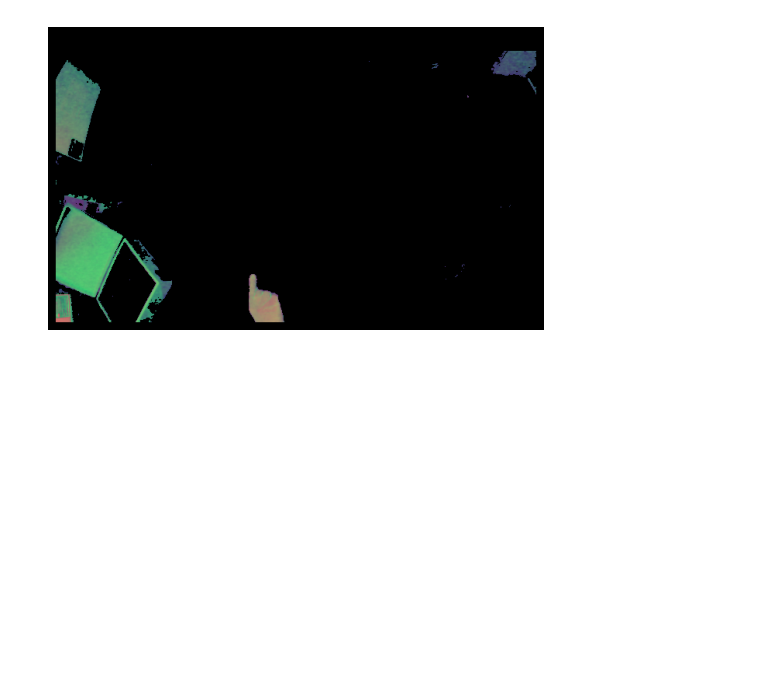
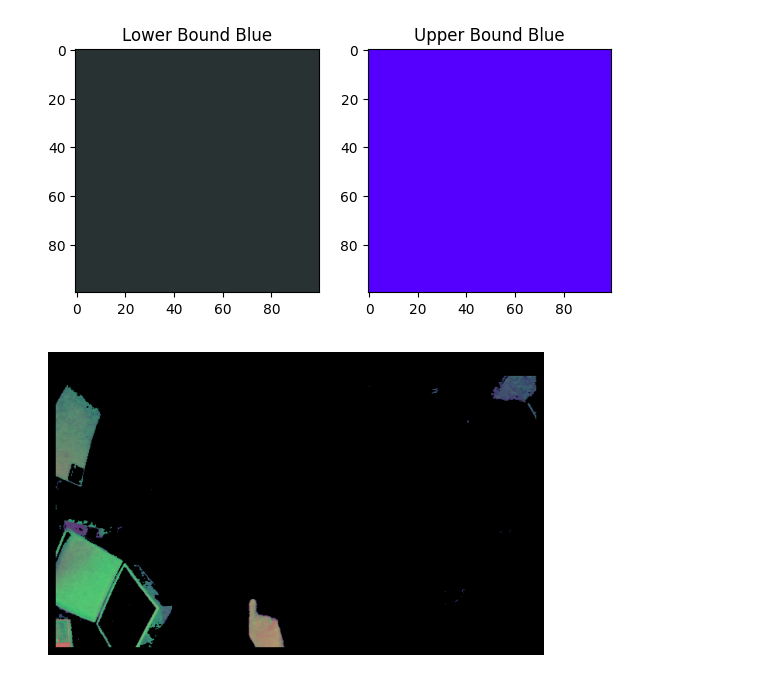
Before and after one commit to nripstein/Undergrad-Thesis, a Jupyter notebook: vid_len_experiments.ipynb, the cells around one changed output. Cells and saved outputs as stored; diff of their text form; code cells hidden in the pictures; blank space fills up the shorter version.

```diff
--- a/vid_len_experiments.ipynb
+++ b/vid_len_experiments.ipynb
@@ -18,5 +16,29 @@ cap_out = load_cv_vid("mine_shortened_no_crop.mp4")
 LOWER_BLUE = np.array([90, 50, 50])
 UPPER_BLUE = np.array([130, 255, 255])
+# %%
+# Create images representing the lower and upper bounds
+lower_blue_img = np.full((100, 100, 3), LOWER_BLUE, dtype=np.uint8)
+upper_blue_img = np.full((100, 100, 3), UPPER_BLUE, dtype=np.uint8)
+
+# Convert the HSV images back to BGR for visualization
+lower_blue_img_bgr = cv2.cvtColor(lower_blue_img, cv2.COLOR_HSV2RGB)
+upper_blue_img_bgr = cv2.cvtColor(upper_blue_img, cv2.COLOR_HSV2RGB)
+
+# Display the images
+plt.figure(figsize=(6, 3))
+
+plt.subplot(1, 2, 1)
+plt.imshow(lower_blue_img_bgr)
+plt.title('Lower Bound Blue')
+
+plt.subplot(1, 2, 2)
+plt.imshow(upper_blue_img_bgr)
+plt.title('Upper Bound Blue')
+
+plt.tight_layout()
+plt.show()
+# %% [output]
+[figure, added]
 # %%
 def mask_image(image: np.ndarray):
     hsv_image = cv2.cvtColor(image, cv2.COLOR_BGR2HSV)
```
Also changed, not shown: parts of 10 cells of this notebook.
